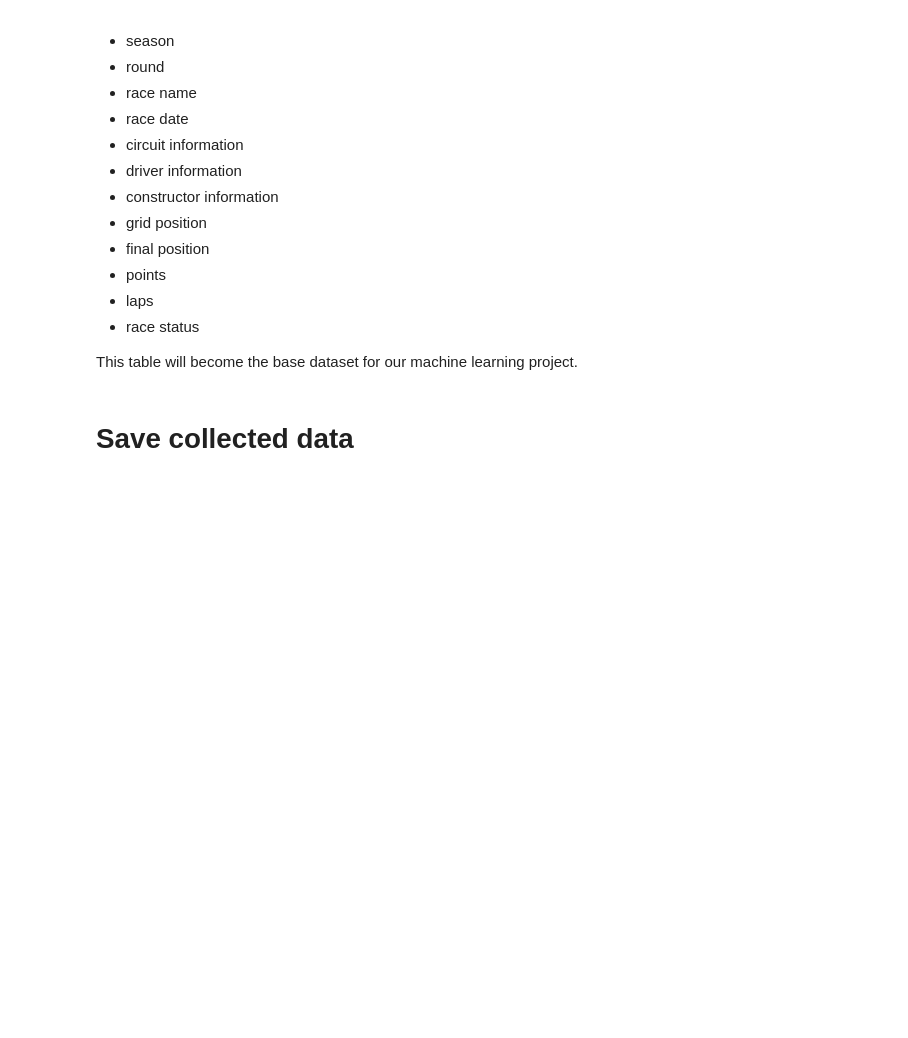
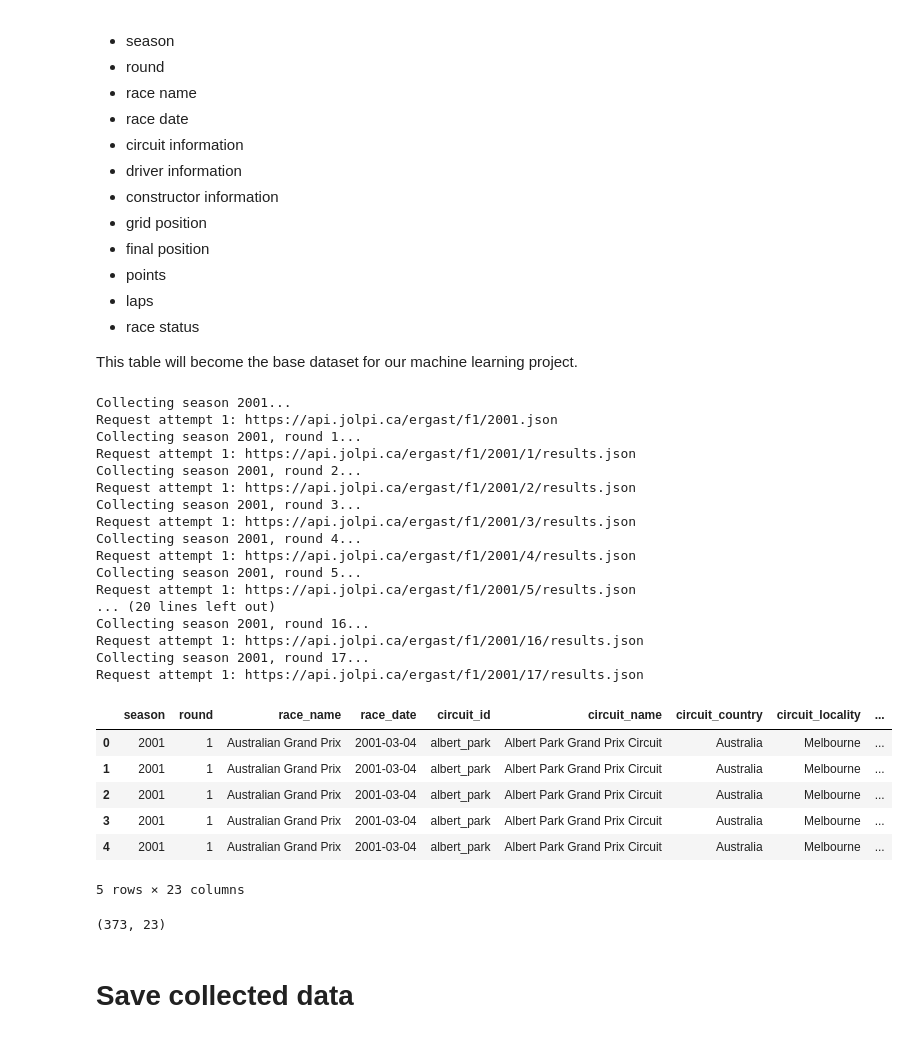
Before and after one commit to mrGwynbleidd/F1-Race-Prediction, a Jupyter notebook: notebooks/1_data_collection.ipynb, the cells around one changed output. Drawn from its saved outputs; the diff is of its cells as text; code cells hidden in the pictures; blank space fills up the shorter version.

```diff
--- a/notebooks/1_data_collection.ipynb
+++ b/notebooks/1_data_collection.ipynb
@@ -213,13 +243,40 @@ def collect_race_results(seasons):
 
     return pd.DataFrame(all_results)
 # %%
-SEASONS_TEST = [2018]
+SEASONS_TEST = [2001]
 
 race_results_df = collect_race_results(SEASONS_TEST)
 
 race_results_df.head()
+# %% [output]
+Collecting season 2001...
+Request attempt 1: https://api.jolpi.ca/ergast/f1/2001.json
+Collecting season 2001, round 1...
+Request attempt 1: https://api.jolpi.ca/ergast/f1/2001/1/results.json
+Collecting season 2001, round 2...
+Request attempt 1: https://api.jolpi.ca/ergast/f1/2001/2/results.json
+Collecting season 2001, round 3...
+Request attempt 1: https://api.jolpi.ca/ergast/f1/2001/3/results.json
+Collecting season 2001, round 4...
+Request attempt 1: https://api.jolpi.ca/ergast/f1/2001/4/results.json
+Collecting season 2001, round 5...
+Request attempt 1: https://api.jolpi.ca/ergast/f1/2001/5/results.json
+... (20 lines left out)
+Collecting season 2001, round 16...
+Request attempt 1: https://api.jolpi.ca/ergast/f1/2001/16/results.json
+Collecting season 2001, round 17...
+Request attempt 1: https://api.jolpi.ca/ergast/f1/2001/17/results.json
+|  | season | round | race_name | race_date | circuit_id | circuit_name | circuit_country | circuit_locality | ... |
+| 0 | 2001 | 1 | Australian Grand Prix | 2001-03-04 | albert_park | Albert Park Grand Prix Circuit | Australia | Melbourne | ... |
+| 1 | 2001 | 1 | Australian Grand Prix | 2001-03-04 | albert_park | Albert Park Grand Prix Circuit | Australia | Melbourne | ... |
+| 2 | 2001 | 1 | Australian Grand Prix | 2001-03-04 | albert_park | Albert Park Grand Prix Circuit | Australia | Melbourne | ... |
+| 3 | 2001 | 1 | Australian Grand Prix | 2001-03-04 | albert_park | Albert Park Grand Prix Circuit | Australia | Melbourne | ... |
+| 4 | 2001 | 1 | Australian Grand Prix | 2001-03-04 | albert_park | Albert Park Grand Prix Circuit | Australia | Melbourne | ... |
+5 rows × 23 columns
 # %%
 race_results_df.shape
+# %% [output]
+(373, 23)
 # %% [markdown]
 # Save collected data
 # %%
```
Also changed, not shown: parts of 29 cells of this notebook, 7 other files.
